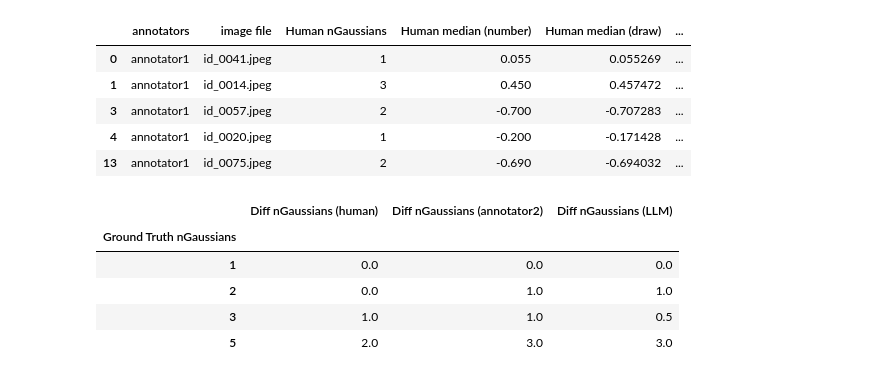
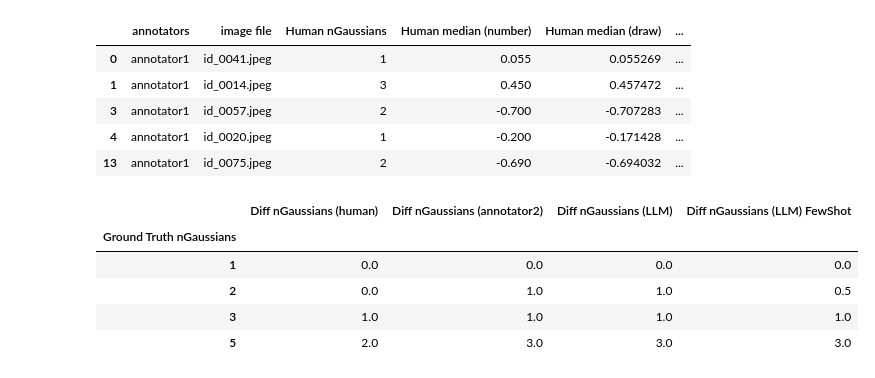
Before and after one commit to ReadingTimeMachine/LLM_VQA_JCDL2025, a Jupyter notebook: explore_zooniverse_data.ipynb, the cells around one changed output. Cells and saved outputs as stored; diff of their text form; code cells hidden in the pictures.

```diff
--- a/explore_zooniverse_data.ipynb
+++ b/explore_zooniverse_data.ipynb
@@ -597,10 +715,12 @@ As expected, no big difference between these errorbars and IQR stuffs.
 dfg = df2.copy()[df2['Ground Truth nBars'].isin([50])]
 # make differences
 diffa_g = np.abs(dfg['Ground Truth nGaussians']-dfg['Human nGaussians'])
-diffl_g = np.abs(dfg['Ground Truth nGaussians']-dfg['LLM nGaussians'])
+diffl_g = np.abs(dfg['Ground Truth nGaussians']-dfg['LLM nGaussians (int)'])
+difflfs_g = np.abs(dfg['Ground Truth nGaussians']-dfg['LLM nGaussians (int) FewShot'])
 
 dfg['Diff nGaussians (human)'] = diffa_g
 dfg['Diff nGaussians (LLM)'] = diffl_g
+dfg['Diff nGaussians (LLM) FewShot'] = difflfs_g
 # %%
 dfg.head()
 # %% [output]
@@ -617,22 +737,24 @@ dl_g = da1_g.copy()
 # %%
 # first annotator
 b1_g = da1_g.groupby('Ground Truth nGaussians')['Diff nGaussians (human)'].median().to_frame()
 b1_g = b1_g.rename(columns={'Diff Median (human)':'Diff nGaussians (annotator1)'})
 # 2nd annotator
 b2_g = da2_g.groupby('Ground Truth nGaussians')['Diff nGaussians (human)'].median().to_frame()
 b2_g = b2_g.rename(columns={'Diff nGaussians (human)':'Diff nGaussians (annotator2)'})
-# 3rd annotator
+# 3rd annotator = LLM (regular)
 bl_g = dl_g.groupby('Ground Truth nGaussians')['Diff nGaussians (LLM)'].median().to_frame()
+# 4th annotator = LLM with fewshot
+blfs_g = dl_g.groupby('Ground Truth nGaussians')['Diff nGaussians (LLM) FewShot'].median().to_frame()
 
-dfb_g = b1_g.join(b2_g).join(bl_g)
+dfb_g = b1_g.join(b2_g).join(bl_g).join(blfs_g)
 dfb_g
 # %% [output]
-|  | Diff nGaussians (human) | Diff nGaussians (annotator2) | Diff nGaussians (LLM) |
-| Ground Truth nGaussians |  |  |  |
-| 1 | 0.0 | 0.0 | 0.0 |
-| 2 | 0.0 | 1.0 | 1.0 |
-| 3 | 1.0 | 1.0 | 0.5 |
-| 5 | 2.0 | 3.0 | 3.0 |
+|  | Diff nGaussians (human) | Diff nGaussians (annotator2) | Diff nGaussians (LLM) | Diff nGaussians (LLM) FewShot |
+| Ground Truth nGaussians |  |  |  |  |
+| 1 | 0.0 | 0.0 | 0.0 | 0.0 |
+| 2 | 0.0 | 1.0 | 1.0 | 0.5 |
+| 3 | 1.0 | 1.0 | 1.0 | 1.0 |
+| 5 | 2.0 | 3.0 | 3.0 | 3.0 |
 # %%
 dfb_g.plot(kind='bar')
 # %% [output]
```
Also changed, not shown: parts of 12 cells of this notebook.
